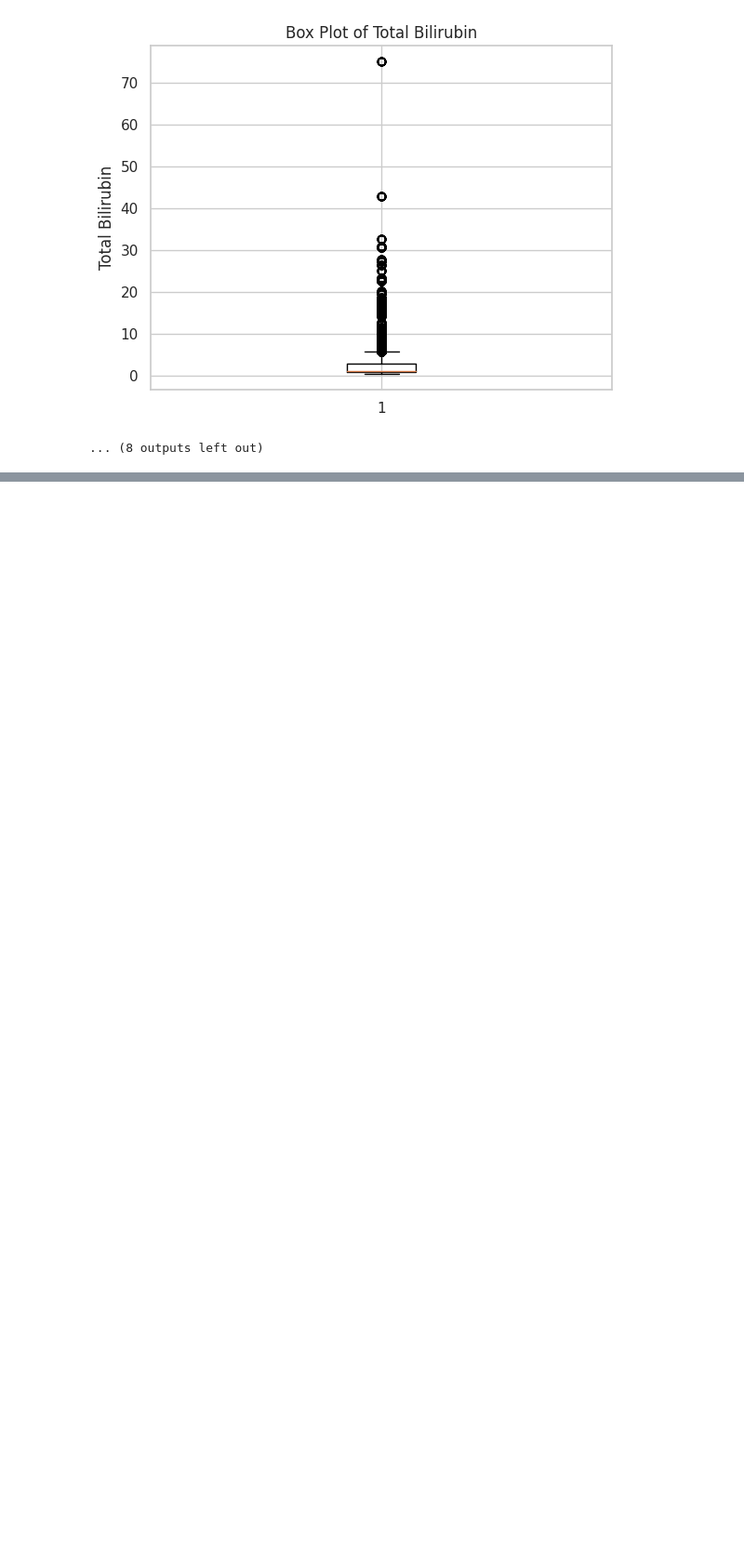
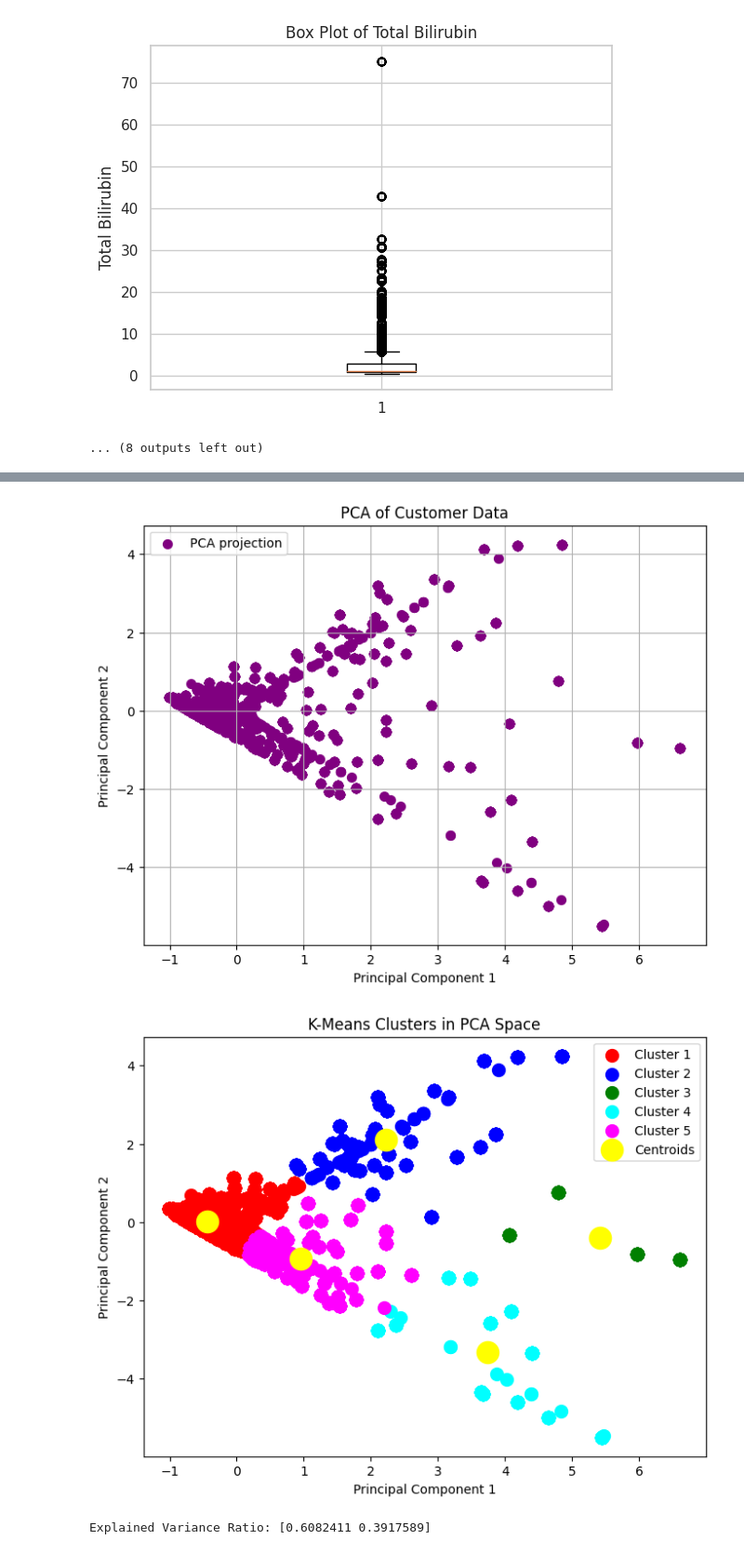
Before and after one commit to Ishita-Jinturkar/EDA, a Jupyter notebook: EDA.ipynb, the cells around one changed output, grey strips where cells are left out. Shown at 93% size. Cells and saved outputs as stored; diff of their text form; code cells hidden in the pictures; blank space fills up the shorter version.

```diff
--- a/EDA.ipynb
+++ b/EDA.ipynb
@@ -358,0 +438,43 @@ Interquartile Range: 0.40000000000000013
+# %%
+import pandas as pd
+from sklearn.decomposition import PCA
+from sklearn.preprocessing import StandardScaler
+X = df.iloc[:, [3, 4]].values
+scaler = StandardScaler()
+X_scaled = scaler.fit_transform(X)
+pca = PCA(n_components=2)
+X_pca = pca.fit_transform(X_scaled)
+plt.figure(figsize=(8,6))
+plt.scatter(X_pca[:, 0], X_pca[:, 1], c='purple', s=50, label='PCA projection')
+plt.title('PCA of Customer Data')
+plt.xlabel('Principal Component 1')
+plt.ylabel('Principal Component 2')
+plt.legend()
+plt.grid(True)
+plt.show()
+kmeans = KMeans(n_clusters=5, init='k-means++', random_state=42)
+y_kmeans = kmeans.fit_predict(X_pca)
+plt.figure(figsize=(8,6))
+plt.scatter(X_pca[y_kmeans == 0, 0], X_pca[y_kmeans == 0, 1], s=100,
+c='red', label='Cluster 1')
+plt.scatter(X_pca[y_kmeans == 1, 0], X_pca[y_kmeans == 1, 1], s=100,
+c='blue', label='Cluster 2')
+plt.scatter(X_pca[y_kmeans == 2, 0], X_pca[y_kmeans == 2, 1], s=100,
+c='green', label='Cluster 3')
+plt.scatter(X_pca[y_kmeans == 3, 0], X_pca[y_kmeans == 3, 1], s=100,
+c='cyan', label='Cluster 4')
+plt.scatter(X_pca[y_kmeans == 4, 0], X_pca[y_kmeans == 4, 1], s=100,
+c='magenta', label='Cluster 5')
+plt.scatter(kmeans.cluster_centers_[:, 0], kmeans.cluster_centers_[:,
+1], s=300, c='yellow', label='Centroids')
+plt.title('K-Means Clusters in PCA Space')
+plt.xlabel('Principal Component 1')
+plt.ylabel('Principal Component 2')
+plt.legend()
+plt.show()
+# Explained Variance ratio (to understand how much variance is explained by the 2 principal components)
+print("Explained Variance Ratio:", pca.explained_variance_ratio_)
+# %% [output]
+[figure, added]
+[figure, added]
+Explained Variance Ratio: [0.6082411 0.3917589]
```
Also changed, not shown: parts of 5 cells of this notebook.
